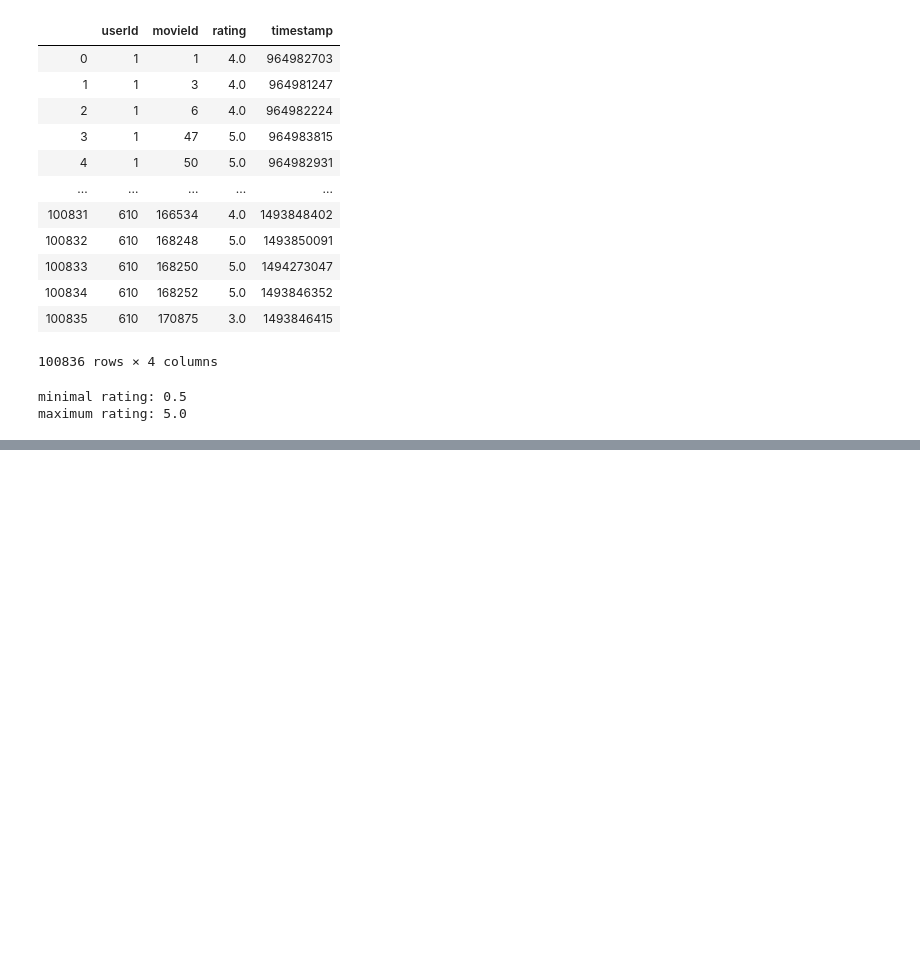
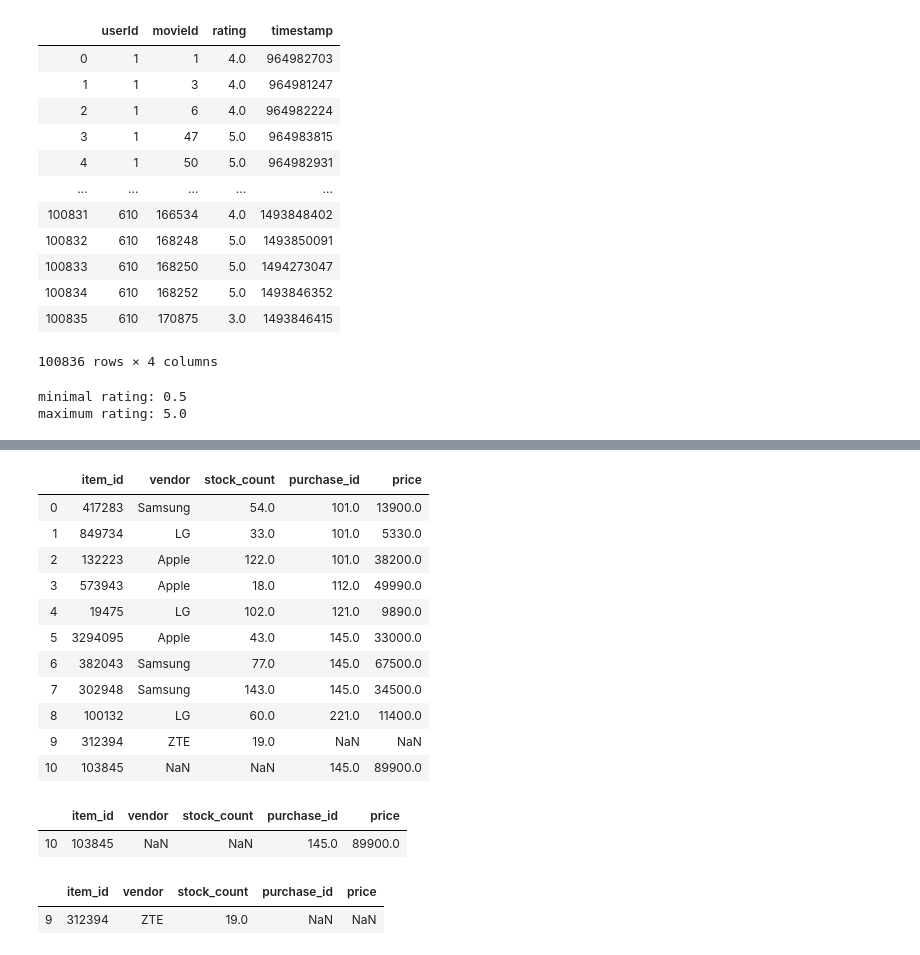
Before and after one commit to islonik/ds, a Jupyter notebook: notebooks/b3.ipynb, the cells around one changed output, grey strips where cells are left out. Drawn from its saved outputs; the diff is of its cells as text; code cells hidden in the pictures; blank space fills up the shorter version.

```diff
--- a/notebooks/b3.ipynb
+++ b/notebooks/b3.ipynb
@@ -40,0 +63,15 @@ maximum rating: 5.0
+# %%
+items_dict = {
+    'item_id': [417283, 849734, 132223, 573943, 19475, 3294095, 382043, 302948, 100132, 312394],
+    'vendor': ['Samsung', 'LG', 'Apple', 'Apple', 'LG', 'Apple', 'Samsung', 'Samsung', 'LG', 'ZTE'],
+    'stock_count': [54, 33, 122, 18, 102, 43, 77, 143, 60, 19]
+}
+purchase_log = {
+    'purchase_id': [101, 101, 101, 112, 121, 145, 145, 145, 145, 221],
+    'item_id': [417283, 849734, 132223, 573943, 19475, 3294095, 382043, 302948, 103845, 100132],
+    'price': [13900, 5330, 38200, 49990, 9890, 33000, 67500, 34500, 89900, 11400]
+}
+items_df = pd.DataFrame(items_dict)
+purchase_df = pd.DataFrame(purchase_log)
+print(items_df)
+print(purchase_df)
@@ -40,0 +96,32 @@ maximum rating: 5.0
+# %%
+# 3.10.1
+# Объедините получившиеся датафреймы по столбцу item_id с типом outer.
+# Определите, модель с каким item_id есть в статистике продаж purchase_df, но не учтена на складе
+# (подсказка: подумайте, какой датафрейм должен быть "левым", а какой "правым", чтобы получить необходимые данные).
+# Введите ответ в виде целого числа.
+items = items_df.merge(purchase_df, on='item_id', how='outer')
+display(items)
+items[pd.isna(items['stock_count'])]
+# %% [output]
+|  | item_id | vendor | stock_count | purchase_id | price |
+| 0 | 417283 | Samsung | 54.0 | 101.0 | 13900.0 |
+| 1 | 849734 | LG | 33.0 | 101.0 | 5330.0 |
+| 2 | 132223 | Apple | 122.0 | 101.0 | 38200.0 |
+| 3 | 573943 | Apple | 18.0 | 112.0 | 49990.0 |
+| 4 | 19475 | LG | 102.0 | 121.0 | 9890.0 |
+| 5 | 3294095 | Apple | 43.0 | 145.0 | 33000.0 |
+| 6 | 382043 | Samsung | 77.0 | 145.0 | 67500.0 |
+| 7 | 302948 | Samsung | 143.0 | 145.0 | 34500.0 |
+| 8 | 100132 | LG | 60.0 | 221.0 | 11400.0 |
+| 9 | 312394 | ZTE | 19.0 | NaN | NaN |
+| 10 | 103845 | NaN | NaN | 145.0 | 89900.0 |
+|  | item_id | vendor | stock_count | purchase_id | price |
+| 10 | 103845 | NaN | NaN | 145.0 | 89900.0 |
+# %%
+# 3.10.2
+# Решите обратную задачу: модель с каким item_id есть на складе, но не имела ни одной продажи?
+# Введите ответ в виде целого числа.
+items[pd.isna(items['purchase_id'])]
+# %% [output]
+|  | item_id | vendor | stock_count | purchase_id | price |
+| 9 | 312394 | ZTE | 19.0 | NaN | NaN |
```
Also changed, not shown: parts of 14 cells of this notebook, 10 other files.
